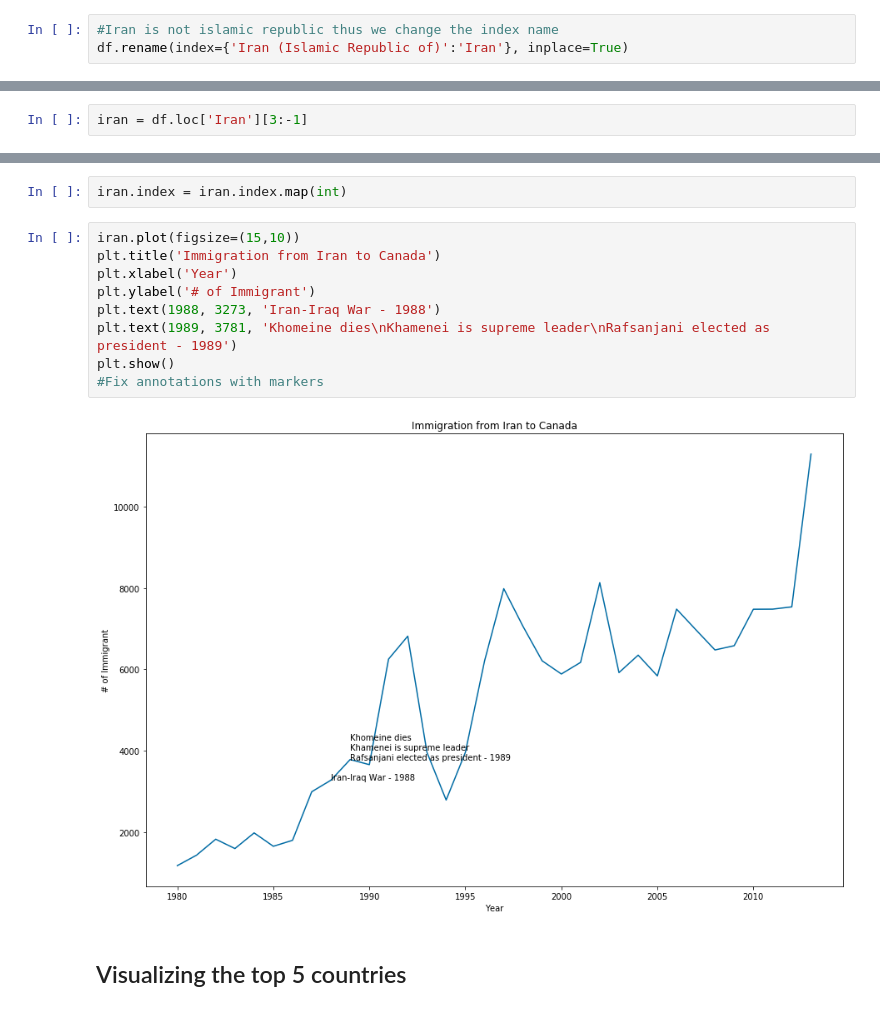
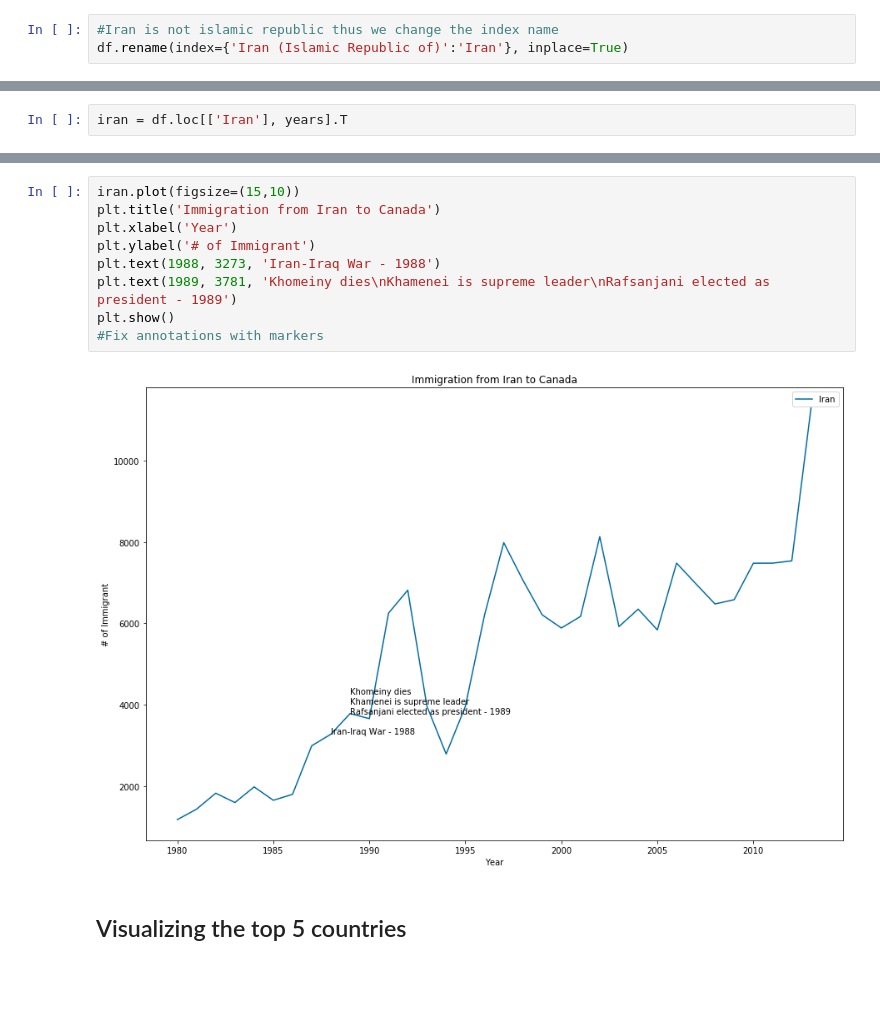
Before and after one commit to YM88/data_visualization_methods_with_python, a Jupyter notebook: 001.ipynb, the cells around one changed output, grey strips where cells are left out. Cells and saved outputs as stored; diff of their text form; blank space fills up the shorter version.

Commit message:
added  pie  and  line  and  box  and  scatter,  gotta  fix  scatter  plot

```diff
--- a/001.ipynb
+++ b/001.ipynb
@@ -203,5 +190,5 @@ Name: Iran, dtype: object
 # %%
-iran = df.loc['Iran'][3:-1]
+iran = df.loc[['Iran'], years].T
 # %%
 iran
 # %% [output]
@@ -225,16 +212,14 @@ Name: Iran, dtype: object
-# %%
-iran.index = iran.index.map(int)
 # %%
 iran.plot(figsize=(15,10))
 plt.title('Immigration from Iran to Canada')
 plt.xlabel('Year')
 plt.ylabel('# of Immigrant')
 plt.text(1988, 3273, 'Iran-Iraq War - 1988')
-plt.text(1989, 3781, 'Khomeine dies\nKhamenei is supreme leader\nRafsanjani elected as president - 1989')
+plt.text(1989, 3781, 'Khomeiny dies\nKhamenei is supreme leader\nRafsanjani elected as president - 1989')
 plt.show()
 #Fix annotations with markers
 # %% [output]
-[figure, old version]
+[figure, new version]
 # %% [markdown]
 ## Visualizing the top 5 countries
 # %%
```
Also changed, not shown: parts of 14 cells of this notebook.
